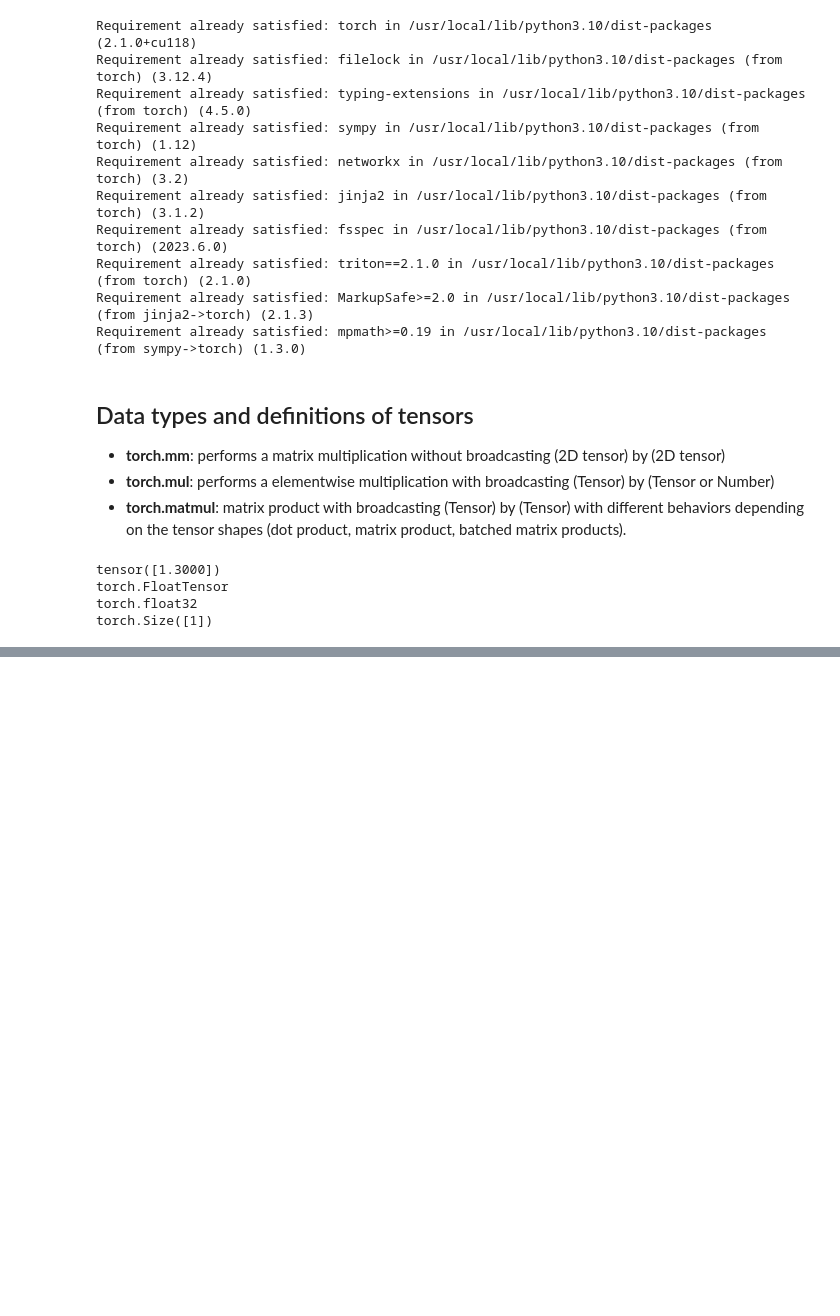
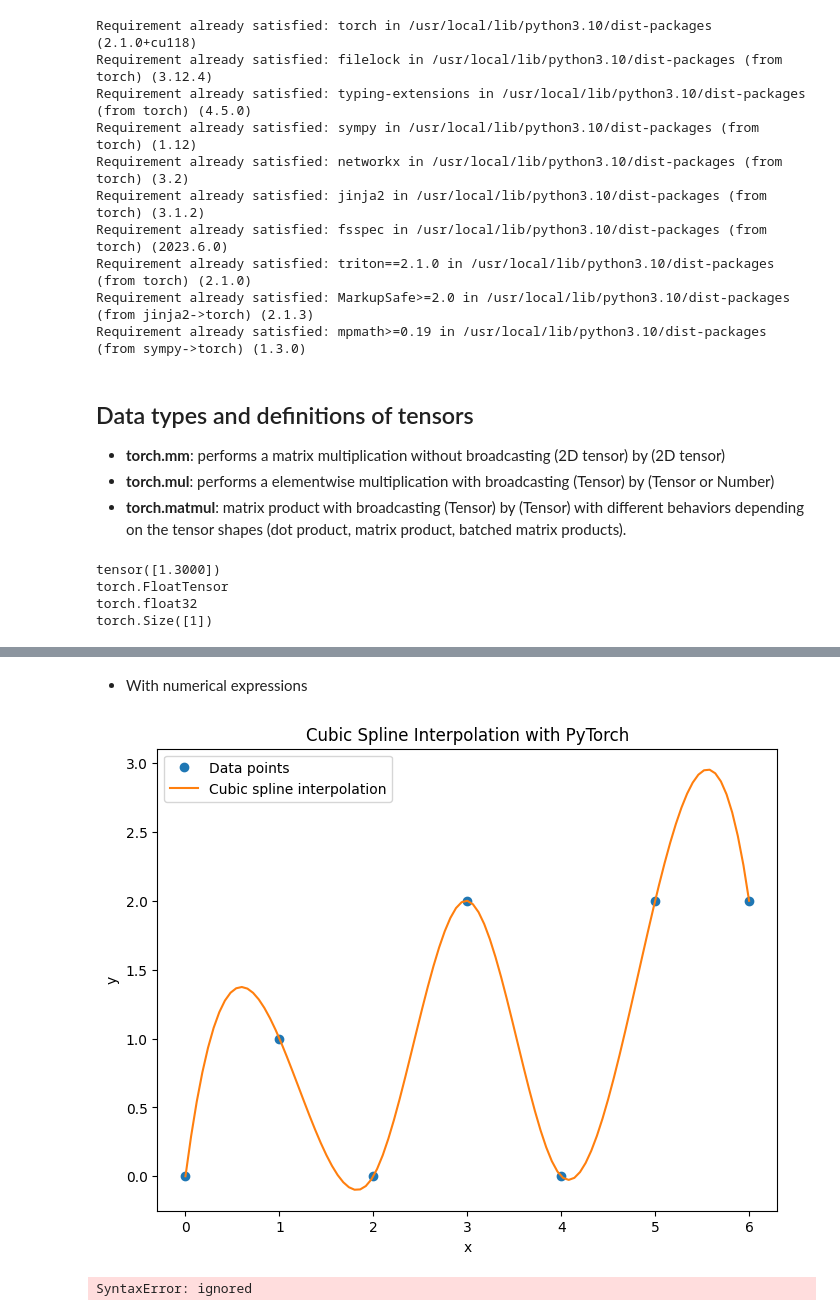
Before and after one commit to danidmvz/PyTorch_tutorial, a Jupyter notebook: PyTorch_tutorial.ipynb, the cells around one changed output, grey strips where cells are left out. Saved outputs shown, nothing was run; the diff lists cells and outputs as text; code cells hidden in the pictures; blank space fills up the shorter version.

```diff
--- a/PyTorch_tutorial.ipynb
+++ b/PyTorch_tutorial.ipynb
@@ -92,0 +111,62 @@ tensor([[1., 1., 1., 1.],
+# %% [markdown]
+- With numerical expressions
+# %%
+# Generate data points
+x_torch = torch.tensor([0., 1., 2., 3., 4., 5., 6.], requires_grad=True)
+y_torch = torch.tensor([0., 1., 0., 2., 0., 2. ,2.])
+
+# Perform cubic spline interpolation
+cs = CubicSpline(x_torch.detach().numpy(), y_torch.detach().numpy())
+
+# Create a linespaced vector for plotting
+x_interp = np.linspace(0, 6, 101)
+y_interp = cs(x_interp)
+
+# Plot the original data points and the interpolated curve
+plt.figure(figsize=(8, 6))
+plt.plot(x_torch.detach().numpy(), y_torch.detach().numpy(), 'o', label='Data points')
+plt.plot(x_interp, y_interp, label='Cubic spline interpolation')
+plt.xlabel('x')
+plt.ylabel('y')
+plt.title('Cubic Spline Interpolation with PyTorch')
+plt.legend()
+plt.show()
+# %% [output]
+[figure, added]
+# %%
+# Define the function for derivative computation
+def interpolated_function(x):
+  # Generate data points using PyTorch tensors
+  x_torch = torch.tensor([0., 1., 2., 3., 4., 5., 6.], requires_grad=True)
+  y_torch = torch.tensor([0., 1., 0., 2., 0., 2., 2.], requires_grad=True)
+
+  for i in range(len(x))
+    if x[i] <= torch.max(x_torch) and x[i] > torch.min(x_torch)
+      # Perform cubic spline interpolation
+      cs = CubicSpline(x_torch.detach().numpy(), y_torch.detach().numpy())
+      y_interp = cs(x.detach().numpy())
+    else:
+
+      return torch.tensor(y_interp, requires_grad=True)
+
+# Compute the derivative using automatic differentiation
+x = torch.tensor(np.linspace(0, 6, 101), requires_grad=True)
+y_interp = interpolated_function(x)
+y_interp.sum().backward()
+
+# Access the derivative
+dy_dx = x.grad
+dy_dx = dy_dx.detach().numpy()
+
+# Plot the original data points and the interpolated curve
+plt.figure(figsize=(8, 6))
+plt.plot(x_torch.detach().numpy(), y_torch.detach().numpy(), 'o', label='Data points')
+plt.plot(x.detach().numpy(), y_interp.detach().numpy(), label='Cubic spline interpolation')
+plt.plot(x.detach().numpy(), dy_dx, label='Derivative of cubic spline interpolation')
+plt.xlabel('x')
+plt.ylabel('y')
+plt.title('Cubic Spline Interpolation with Derivative using PyTorch')
+plt.legend()
+plt.show()
+# %% [output]
+SyntaxError: ignored
```
Also changed, not shown: parts of 12 cells of this notebook.
